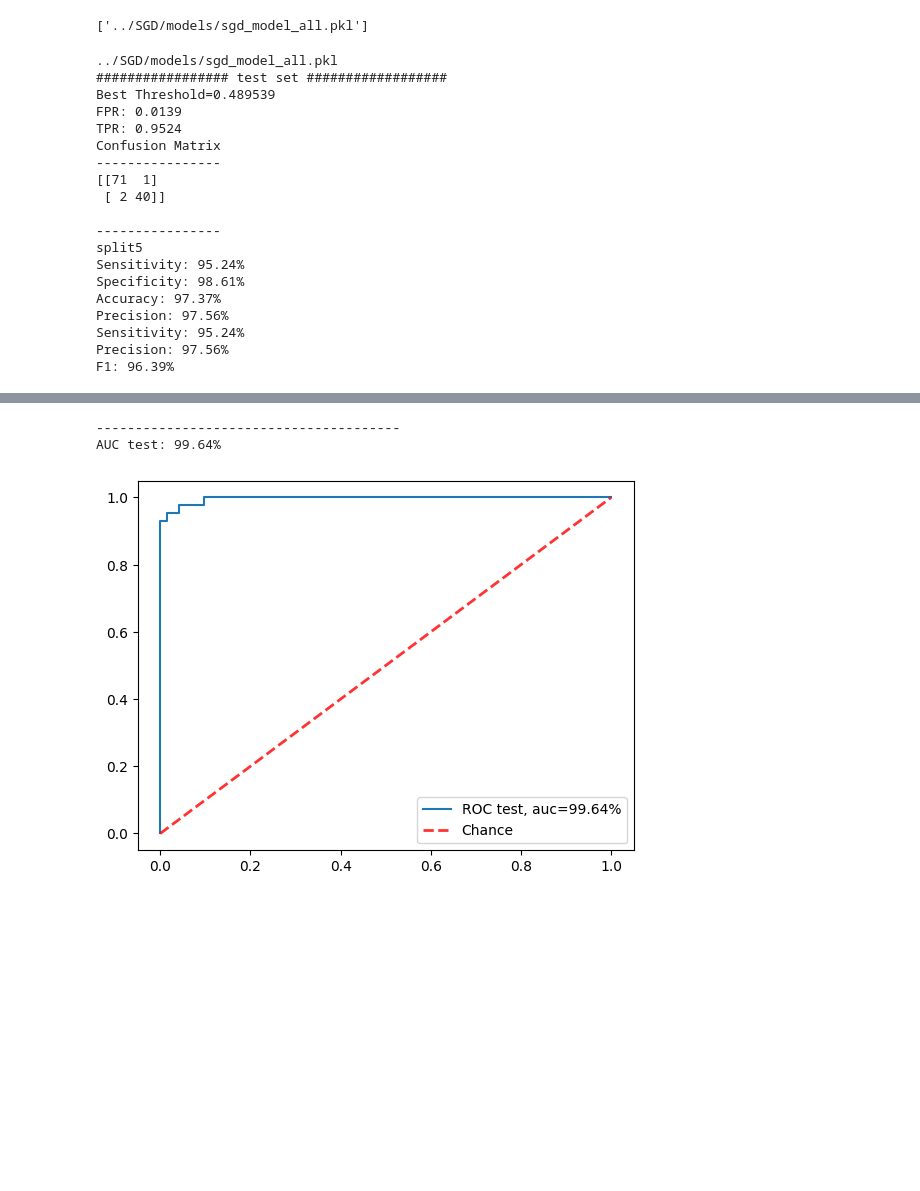
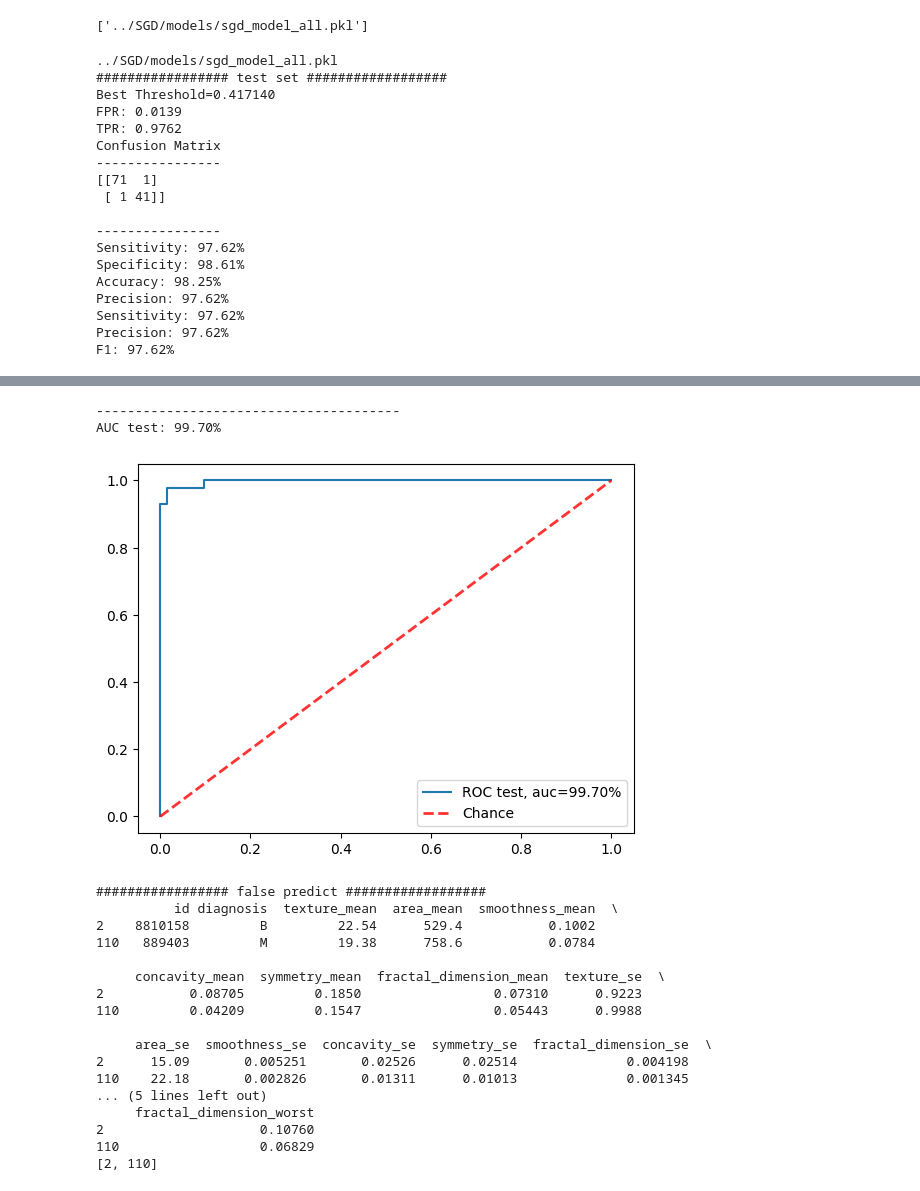
Before and after one commit to 6410615139/Project_Cancer, a Jupyter notebook: SGD/sgd.ipynb, the cells around one changed output, grey strips where cells are left out. Saved outputs shown, nothing was run; the diff lists cells and outputs as text; code cells hidden in the pictures; blank space fills up the shorter version.

```diff
--- a/SGD/sgd.ipynb
+++ b/SGD/sgd.ipynb
@@ -3192,7 +3192,7 @@ print(cm_test,'\n')
 print('-'*16)
 
 # Calculate score
-print(split)
+# print(split)
 cal_score_all(cm_test)
 
 # plot confusion matrix
@@ -3214,23 +3214,32 @@ plt.plot([0, 1], [0, 1], linestyle="--", lw=2, color="r", label="Chance", alpha=
 
 plt.legend(loc=4)
 plt.show()
+
+
+print("################# false predict ##################")
+
+false_indices = []
+for i in range(len(y_test)):
+    if y_test[i] != y_pred_test[i]:
+        false_indices.append(i)
+print(test_data.loc[false_indices])
+print(false_indices)
 # %% [output]
 ../SGD/models/sgd_model_all.pkl
 ################# test set ##################
-Best Threshold=0.489539
+Best Threshold=0.417140
 FPR: 0.0139
-TPR: 0.9524
+TPR: 0.9762
 Confusion Matrix
 ----------------
 [[71  1]
- [ 2 40]]
+ [ 1 41]]
 
 ----------------
-split5
-Sensitivity: 95.24%
+Sensitivity: 97.62%
 Specificity: 98.61%
-Accuracy: 97.37%
-Precision: 97.56%
-Sensitivity: 95.24%
-Precision: 97.56%
-F1: 96.39%
+Accuracy: 98.25%
+Precision: 97.62%
+Sensitivity: 97.62%
+Precision: 97.62%
+F1: 97.62%
@@ -3238,3 +3247,20 @@ F1: 96.39%
 ---------------------------------------
-AUC test: 99.64%
+AUC test: 99.70%
-[figure, old version]
+[figure, new version]
+################# false predict ##################
+          id diagnosis  texture_mean  area_mean  smoothness_mean  \
+2    8810158         B         22.54      529.4           0.1002
+110   889403         M         19.38      758.6           0.0784
+
+     concavity_mean  symmetry_mean  fractal_dimension_mean  texture_se  \
+2           0.08705         0.1850                 0.07310      0.9223
+110         0.04209         0.1547                 0.05443      0.9988
+
+     area_se  smoothness_se  concavity_se  symmetry_se  fractal_dimension_se  \
+2      15.09       0.005251       0.02526      0.02514              0.004198
+110    22.18       0.002826       0.01311      0.01013              0.001345
+... (5 lines left out)
+     fractal_dimension_worst
+2                    0.10760
+110                  0.06829
+[2, 110]
```
Also changed, not shown: parts of 2 cells of this notebook, 1 other file.
